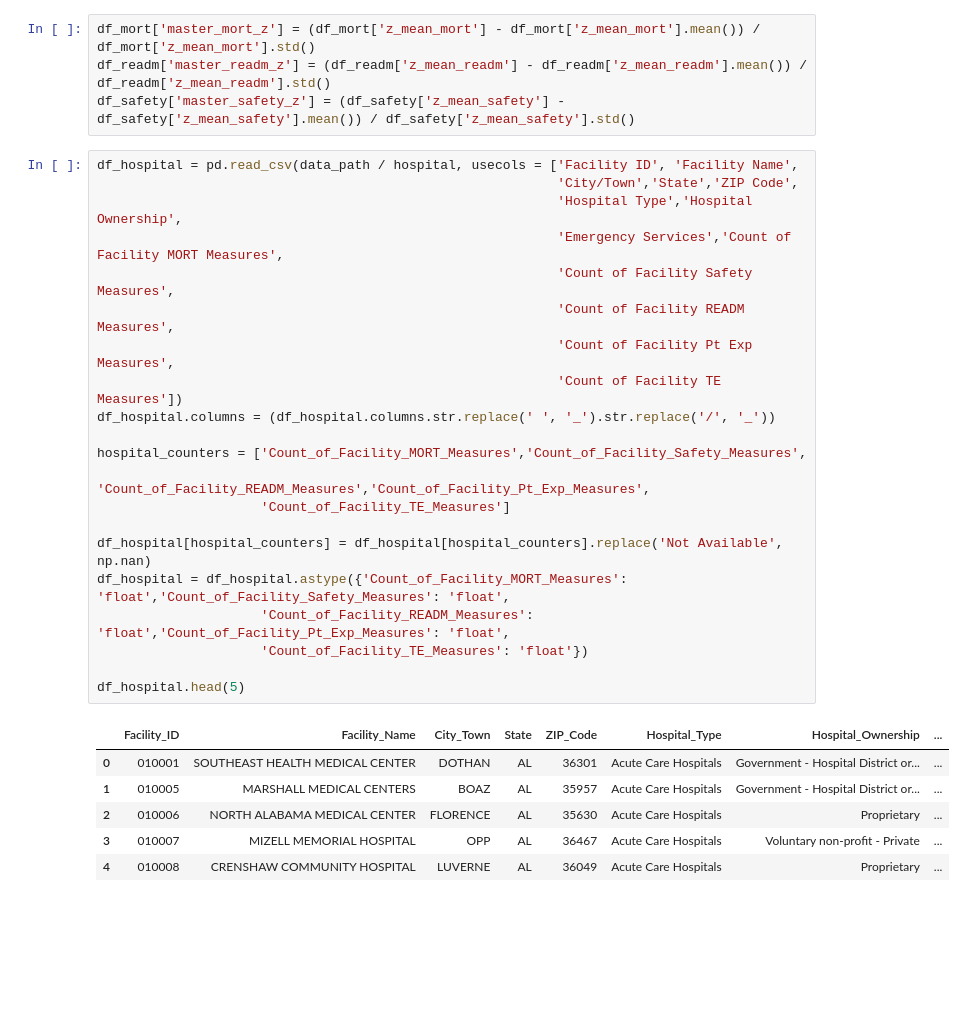
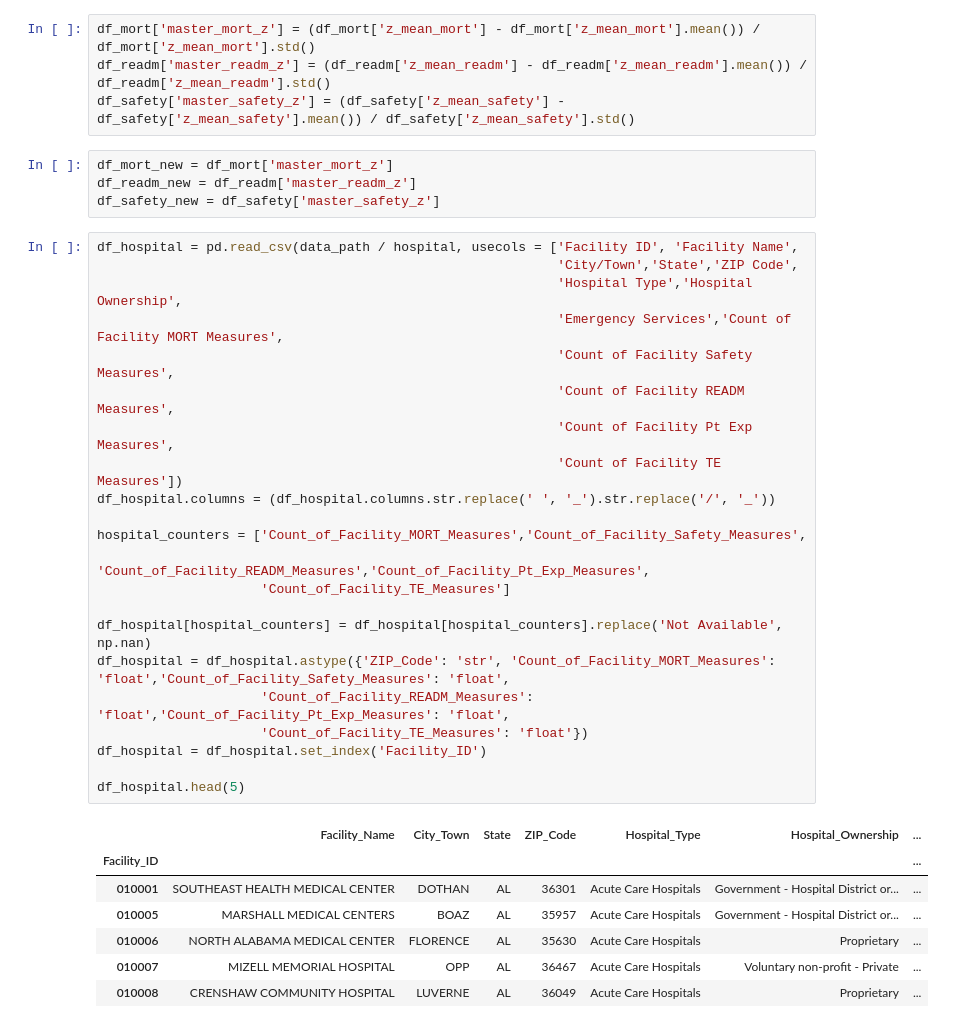
Before and after one commit to KabiraL/Hospital_Assessment, a Jupyter notebook: Notebooks/Hospital_Scoring.ipynb, the cells around one changed output. Cells and saved outputs as stored; diff of their text form; blank space fills up the shorter version.

```diff
--- a/Notebooks/Hospital_Scoring.ipynb
+++ b/Notebooks/Hospital_Scoring.ipynb
@@ -194,32 +260,38 @@ df_safety.head(5)
 df_mort['master_mort_z'] = (df_mort['z_mean_mort'] - df_mort['z_mean_mort'].mean()) / df_mort['z_mean_mort'].std()
 df_readm['master_readm_z'] = (df_readm['z_mean_readm'] - df_readm['z_mean_readm'].mean()) / df_readm['z_mean_readm'].std()
 df_safety['master_safety_z'] = (df_safety['z_mean_safety'] - df_safety['z_mean_safety'].mean()) / df_safety['z_mean_safety'].std()
+# %%
+df_mort_new = df_mort['master_mort_z']
+df_readm_new = df_readm['master_readm_z']
+df_safety_new = df_safety['master_safety_z']
 # %%
 df_hospital = pd.read_csv(data_path / hospital, usecols = ['Facility ID', 'Facility Name',
                                                            'City/Town','State','ZIP Code',
                                                            'Hospital Type','Hospital Ownership',
                                                            'Emergency Services','Count of Facility MORT Measures',
                                                            'Count of Facility Safety Measures',
                                                            'Count of Facility READM Measures',
                                                            'Count of Facility Pt Exp Measures',
                                                            'Count of Facility TE Measures'])
 df_hospital.columns = (df_hospital.columns.str.replace(' ', '_').str.replace('/', '_'))
 
 hospital_counters = ['Count_of_Facility_MORT_Measures','Count_of_Facility_Safety_Measures',
                      'Count_of_Facility_READM_Measures','Count_of_Facility_Pt_Exp_Measures',
                      'Count_of_Facility_TE_Measures']
 
 df_hospital[hospital_counters] = df_hospital[hospital_counters].replace('Not Available', np.nan)
-df_hospital = df_hospital.astype({'Count_of_Facility_MORT_Measures': 'float','Count_of_Facility_Safety_Measures': 'float',
+df_hospital = df_hospital.astype({'ZIP_Code': 'str', 'Count_of_Facility_MORT_Measures': 'float','Count_of_Facility_Safety_Measures': 'float',
                      'Count_of_Facility_READM_Measures': 'float','Count_of_Facility_Pt_Exp_Measures': 'float',
                      'Count_of_Facility_TE_Measures': 'float'})
+df_hospital = df_hospital.set_index('Facility_ID')
 
 df_hospital.head(5)
 # %% [output]
-|  | Facility_ID | Facility_Name | City_Town | State | ZIP_Code | Hospital_Type | Hospital_Ownership | ... |
-| 0 | 010001 | SOUTHEAST HEALTH MEDICAL CENTER | DOTHAN | AL | 36301 | Acute Care Hospitals | Government - Hospital District or... | ... |
-| 1 | 010005 | MARSHALL MEDICAL CENTERS | BOAZ | AL | 35957 | Acute Care Hospitals | Government - Hospital District or... | ... |
-| 2 | 010006 | NORTH ALABAMA MEDICAL CENTER | FLORENCE | AL | 35630 | Acute Care Hospitals | Proprietary | ... |
-| 3 | 010007 | MIZELL MEMORIAL HOSPITAL | OPP | AL | 36467 | Acute Care Hospitals | Voluntary non-profit - Private | ... |
-| 4 | 010008 | CRENSHAW COMMUNITY HOSPITAL | LUVERNE | AL | 36049 | Acute Care Hospitals | Proprietary | ... |
+|  | Facility_Name | City_Town | State | ZIP_Code | Hospital_Type | Hospital_Ownership | ... |
+| Facility_ID |  |  |  |  |  |  | ... |
+| 010001 | SOUTHEAST HEALTH MEDICAL CENTER | DOTHAN | AL | 36301 | Acute Care Hospitals | Government - Hospital District or... | ... |
+| 010005 | MARSHALL MEDICAL CENTERS | BOAZ | AL | 35957 | Acute Care Hospitals | Government - Hospital District or... | ... |
+| 010006 | NORTH ALABAMA MEDICAL CENTER | FLORENCE | AL | 35630 | Acute Care Hospitals | Proprietary | ... |
+| 010007 | MIZELL MEMORIAL HOSPITAL | OPP | AL | 36467 | Acute Care Hospitals | Voluntary non-profit - Private | ... |
+| 010008 | CRENSHAW COMMUNITY HOSPITAL | LUVERNE | AL | 36049 | Acute Care Hospitals | Proprietary | ... |
 # %%
```
Also changed, not shown: parts of 20 cells of this notebook.
